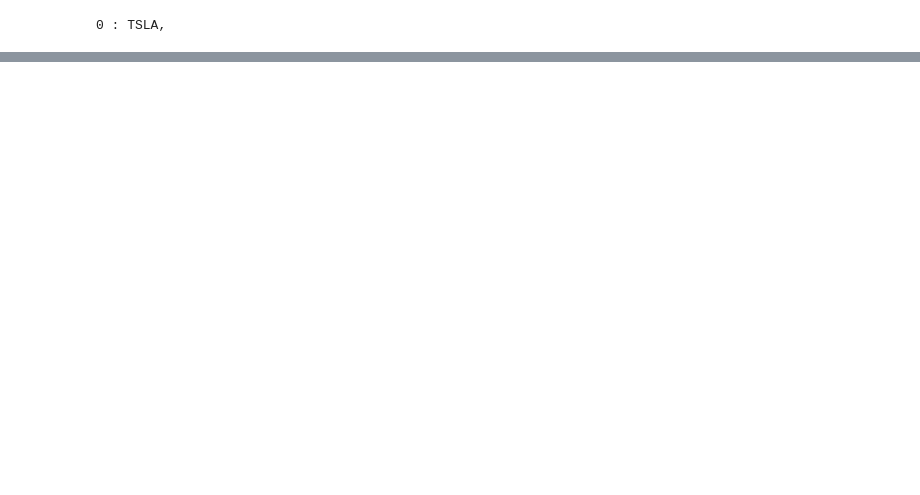
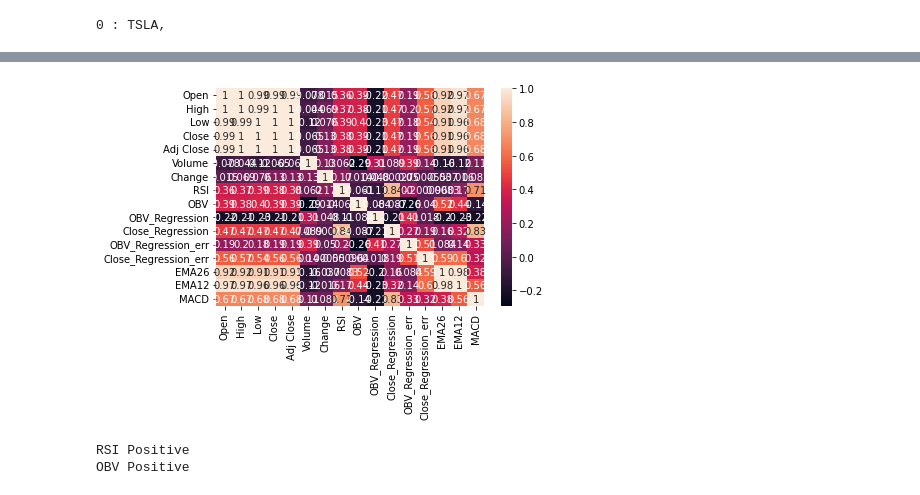
Before and after one commit to jonyjesus18/Snp1000, a Jupyter notebook: scripts/modules.ipynb, the cells around one changed output, grey strips where cells are left out. Drawn from its saved outputs; the diff is of its cells as text; code cells hidden in the pictures; blank space fills up the shorter version.

```diff
--- a/scripts/modules.ipynb
+++ b/scripts/modules.ipynb
@@ -116,3 +136,36 @@ plt.show()
+# %%
+# data = tesla[['Date','RSI']]
+# dataOBV = tesla[['','OBV']]
+
+# correlation = data.corr(method='pearson')
+# correlationOBV = dataOBV.corr(method='pearson')
+
+# print(correlation)
+# print(correlationOBV)
+
+import seaborn as sn
+import matplotlib.pyplot as plt
+
+
+corrMatrix = df.corr()
+sn.heatmap(corrMatrix, annot=True)
+plt.show()
+# %% [output]
+[figure, added]
+# %%
+def Score():
+    if df['RSI'].iloc[-1] < 30 and df['RSI'].iloc[-1] <70:
+        print('RSI Check failed')
+    else:
+        print('RSI Positive')
+    if df['OBV_Regression'].iloc[-1] < 50:
+        print('OBV Positive')
+    else:
+        print('OBV Check failed ')
+Score()
+# %% [output]
+RSI Positive
+OBV Positive
 # %%
 #Export to Excel (clean excel sheet initially to always paste correctly)
 filename = 'output1.xlsx'
```
Also changed, not shown: parts of 5 cells of this notebook, 2 other files.
